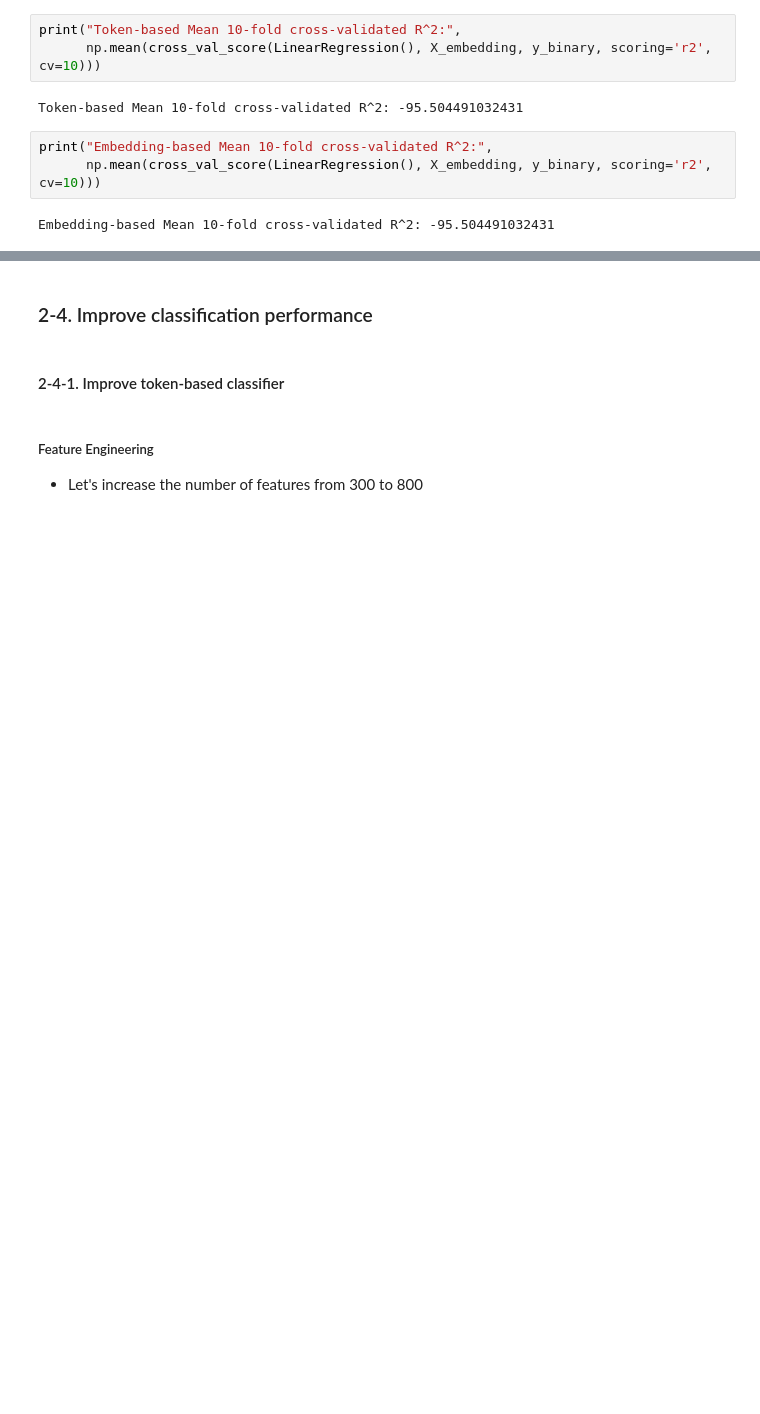
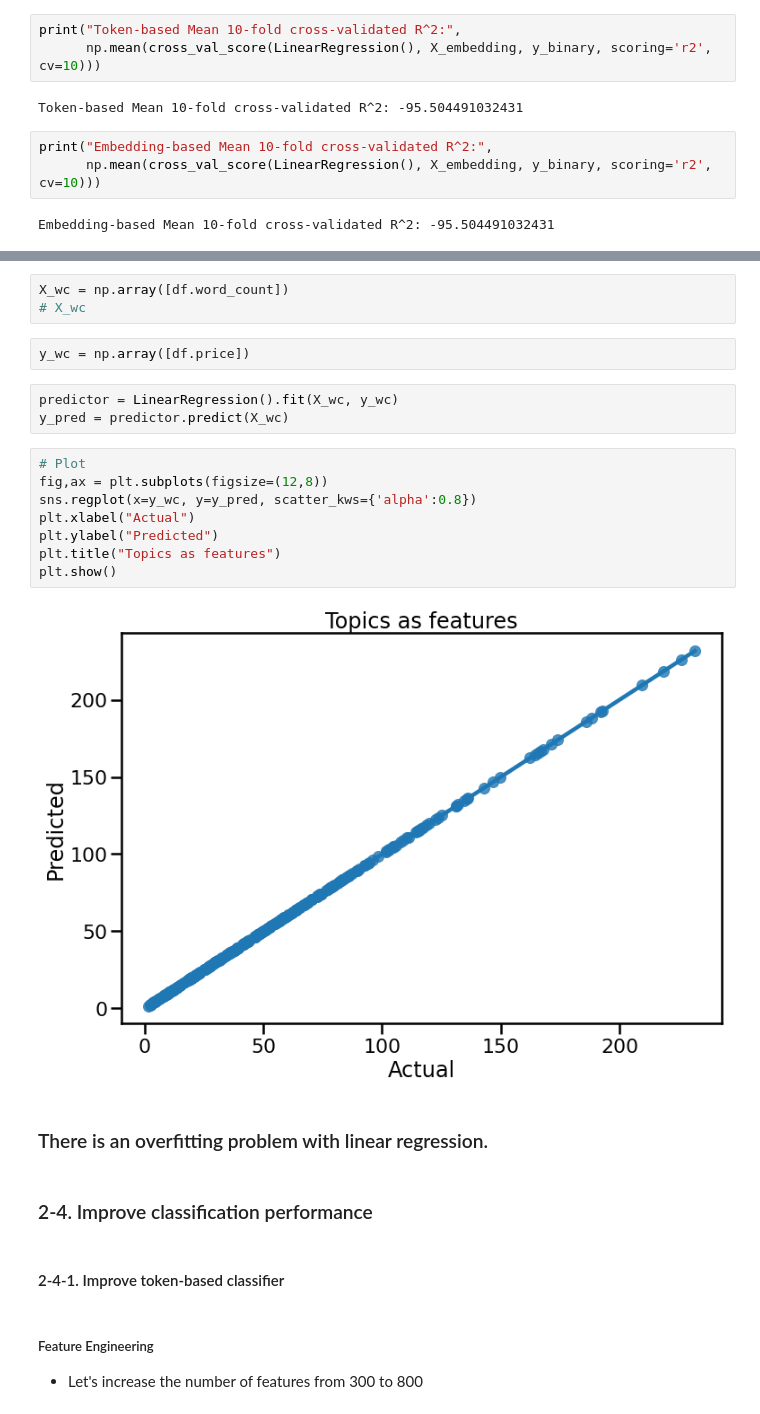
Before and after one commit to annsway/NLP, a Jupyter notebook: Final-Project.ipynb, the cells around one changed output, grey strips where cells are left out. Saved outputs shown, nothing was run; the diff lists cells and outputs as text; blank space fills up the shorter version.

```diff
--- a/Final-Project.ipynb
+++ b/Final-Project.ipynb
@@ -998,3 +1167,23 @@ Embedding-based Mean 10-fold cross-validated R^2: -95.504491032431
+# %%
+X_wc = np.array([df.word_count])
+# X_wc
+# %%
+y_wc = np.array([df.price])
+# %%
+predictor = LinearRegression().fit(X_wc, y_wc)
+y_pred = predictor.predict(X_wc)
+# %%
+# Plot
+fig,ax = plt.subplots(figsize=(12,8))
+sns.regplot(x=y_wc, y=y_pred, scatter_kws={'alpha':0.8})
+plt.xlabel("Actual")
+plt.ylabel("Predicted")
+plt.title("Topics as features")
+plt.show()
+# %% [output]
+[figure, added]
+# %% [markdown]
+### There is an overfitting problem with linear regression.
 # %% [markdown]
 ### 2-4. Improve classification performance
 # %% [markdown]
```
Also changed, not shown: parts of 64 cells of this notebook, 5 other files.
